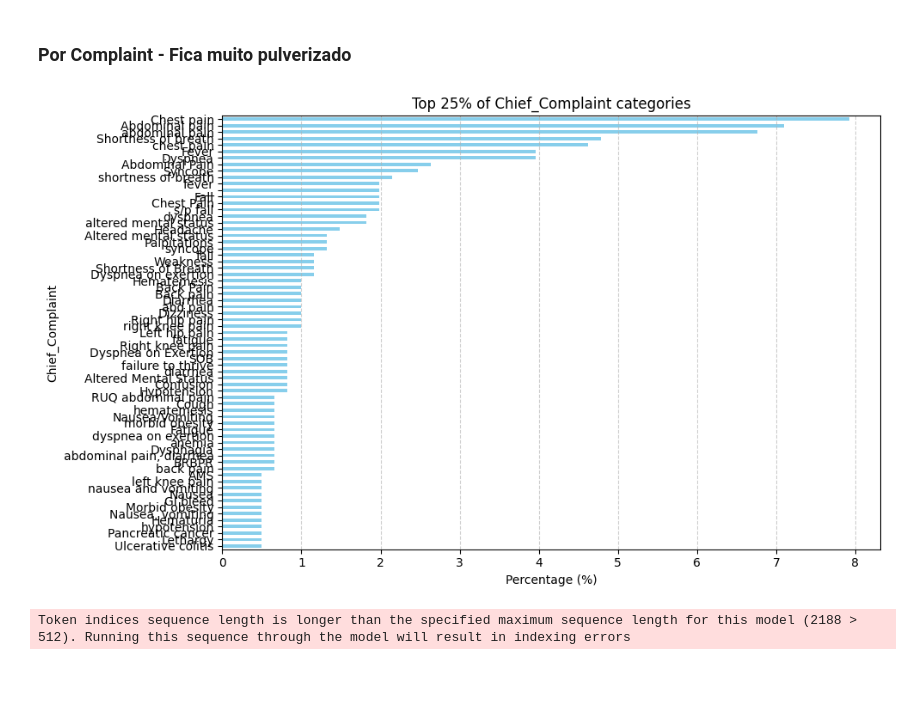
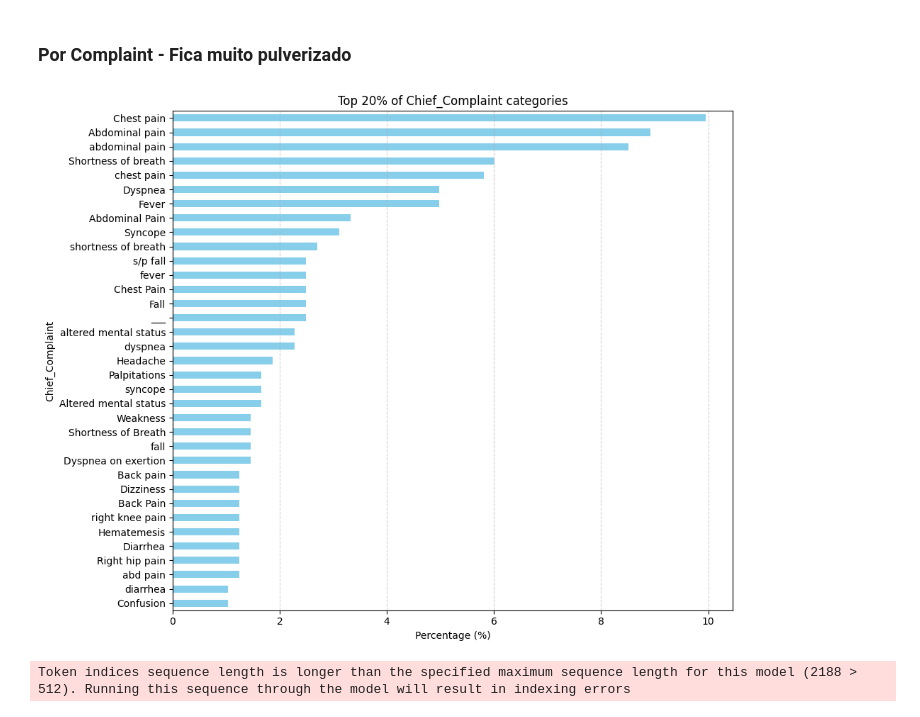
Before and after one commit to sandorscog/medical_summary_halucination, a Jupyter notebook: sample_analysis/data_study.ipynb, the cells around one changed output. Cells and saved outputs as stored; diff of their text form; code cells hidden in the pictures; blank space fills up the shorter version.

```diff
--- a/sample_analysis/data_study.ipynb
+++ b/sample_analysis/data_study.ipynb
@@ -70,18 +70,18 @@ plt.show()
 # %% [markdown]
 ### Por Complaint - Fica muito pulverizado ###
 # %%
-complaint_distribution = percentage_of_top_categories('Chief_Complaint', discharge_notes, N=25)
+complaint_distribution = percentage_of_top_categories('Chief_Complaint', discharge_notes, N=20)
 
-plt.figure(figsize=(10, 6))
+plt.figure(figsize=(10, 8))
 complaint_distribution.sort_values().plot(kind='barh', color='skyblue')
-plt.title("Top 25% of Chief_Complaint categories")
+plt.title("Top 20% of Chief_Complaint categories")
 plt.xlabel("Percentage (%)")
 plt.ylabel("Chief_Complaint")
 plt.grid(axis='x', linestyle='--', alpha=0.6)
 plt.tight_layout()
 plt.show()
 # %% [output]
-[figure, old version]
+[figure, new version]
 # %%
 discharge_notes["char_count"] = discharge_notes["text"].apply(lambda x: len(str(x)))
 discharge_notes["word_count"] = discharge_notes["text"].apply(lambda x: len(str(x).split()))
```
Also changed, not shown: 2 other files.
